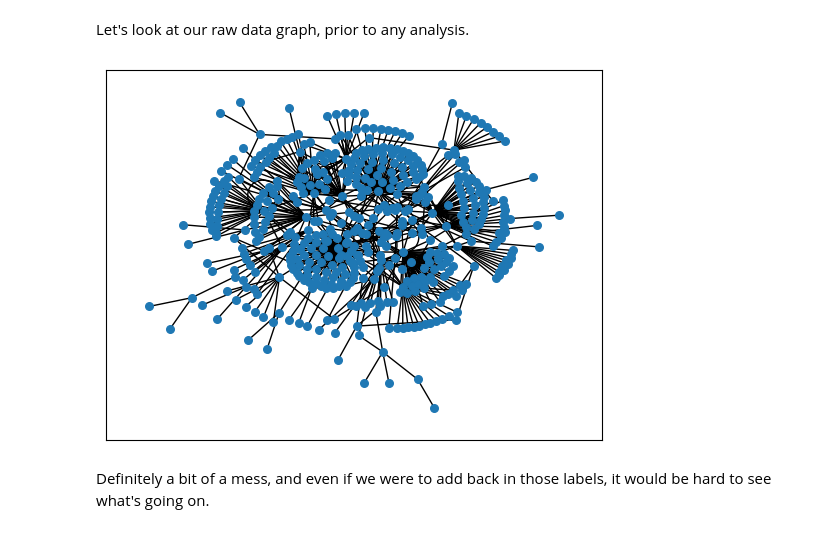
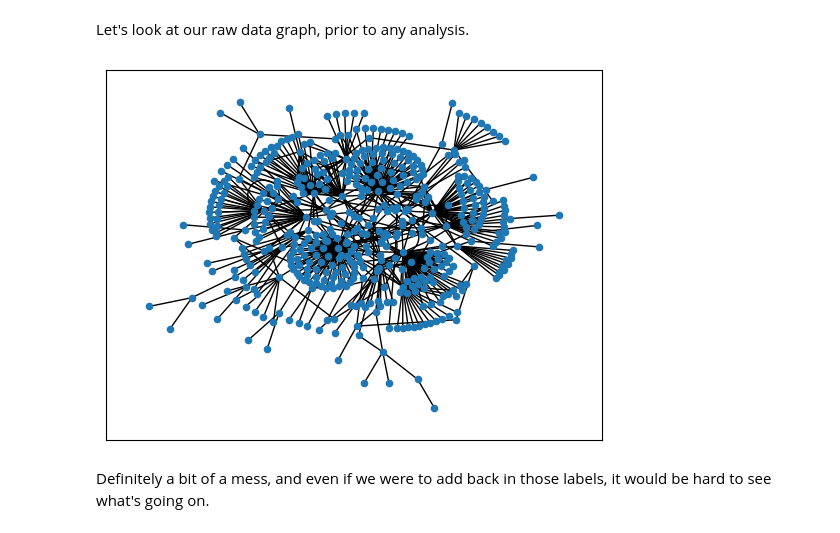
Before and after one commit to jadewithgreen/MCODE, a Jupyter notebook: mcode.ipynb, the cells around one changed output. Drawn from its saved outputs; the diff is of its cells as text; code cells hidden in the pictures.

```diff
--- a/mcode.ipynb
+++ b/mcode.ipynb
@@ -82,10 +82,10 @@ for i in range(len(bait_list)):
 Let's look at our raw data graph, prior to any analysis.
 # %%
 pos = nx.kamada_kawai_layout(g)
-nx.draw_networkx(g, pos, node_size = 30, with_labels = False)
+nx.draw_networkx(g, pos, node_size = 20, with_labels = False)
 plt.show()
 # %% [output]
-[figure, old version]
+[figure, new version]
 # %% [markdown]
 Definitely a bit of a mess, and even if we were to add back in those labels, it would be hard to see what's going on.
 # %% [markdown]
```
Also changed, not shown: parts of 4 cells of this notebook.
